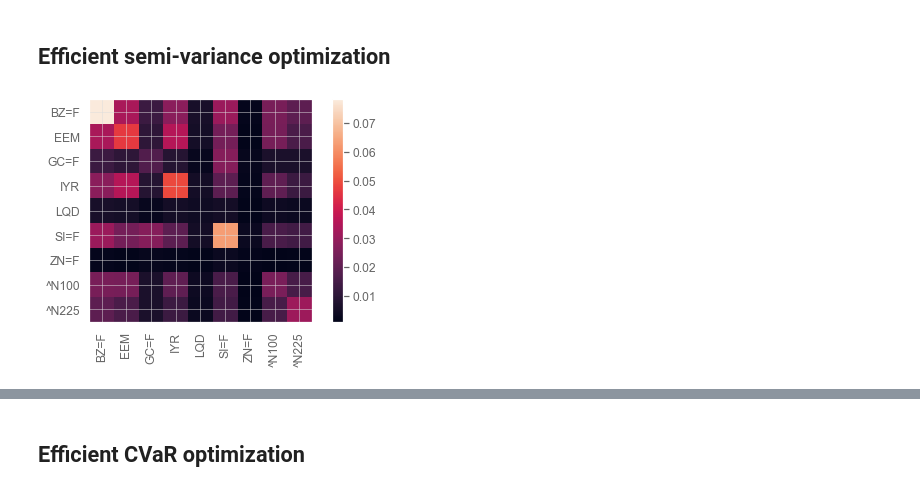
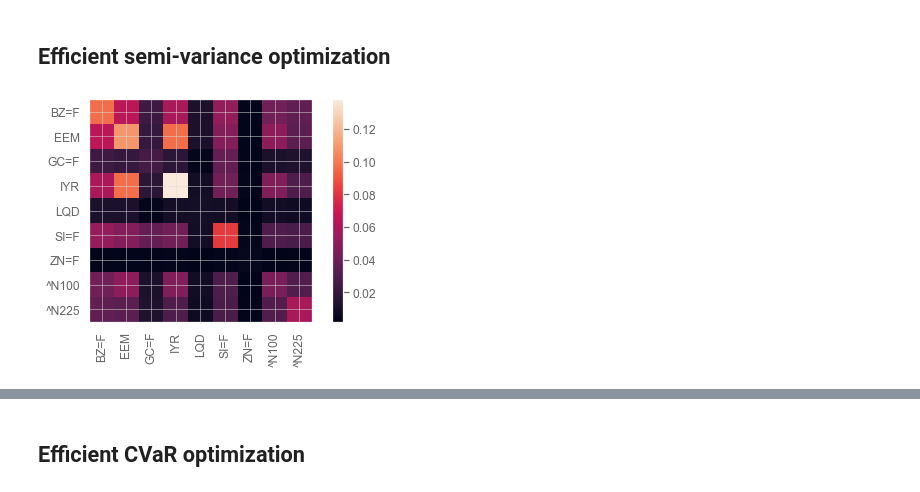
Before and after one commit to ferhat00/PortfolioOptimisation, a Jupyter notebook: Portfolio_Optimisation_SIPP_v2.ipynb, the cells around one changed output, grey strips where cells are left out. Saved outputs shown, nothing was run; the diff lists cells and outputs as text; code cells hidden in the pictures.

```diff
--- a/Portfolio_Optimisation_SIPP_v2.ipynb
+++ b/Portfolio_Optimisation_SIPP_v2.ipynb
@@ -316,10 +342,10 @@ generate_performance_metrics(prices_pivot = concatenated_df_pivot, benchmark = '
 # %% [markdown]
 ## Efficient semi-variance optimization
 # %%
-semicov = risk_models.semicovariance(concatenated_df_pivot, benchmark=0)
+semicov = risk_models.semicovariance(train_df, benchmark=0)
 plotting.plot_covariance(semicov);
 # %% [output]
-[figure, old version]
+[figure, new version]
 # %%
 ef = EfficientFrontier(mu, semicov)
 ef.efficient_return(0.06)
```
Also changed, not shown: parts of 29 cells of this notebook.
